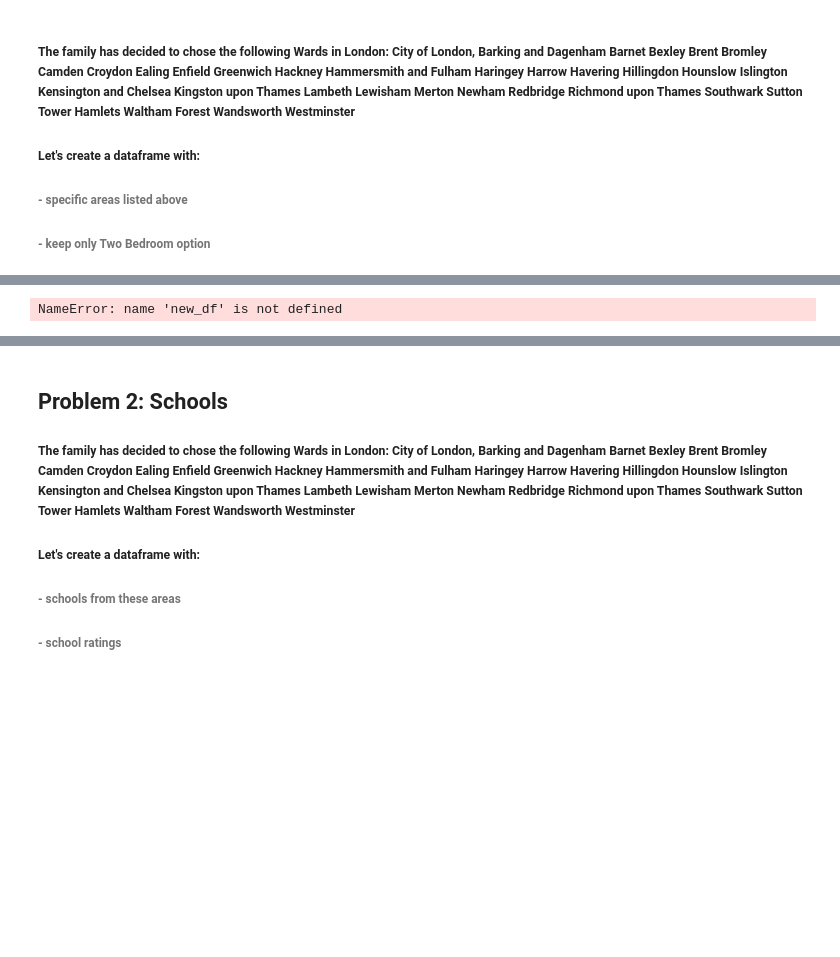
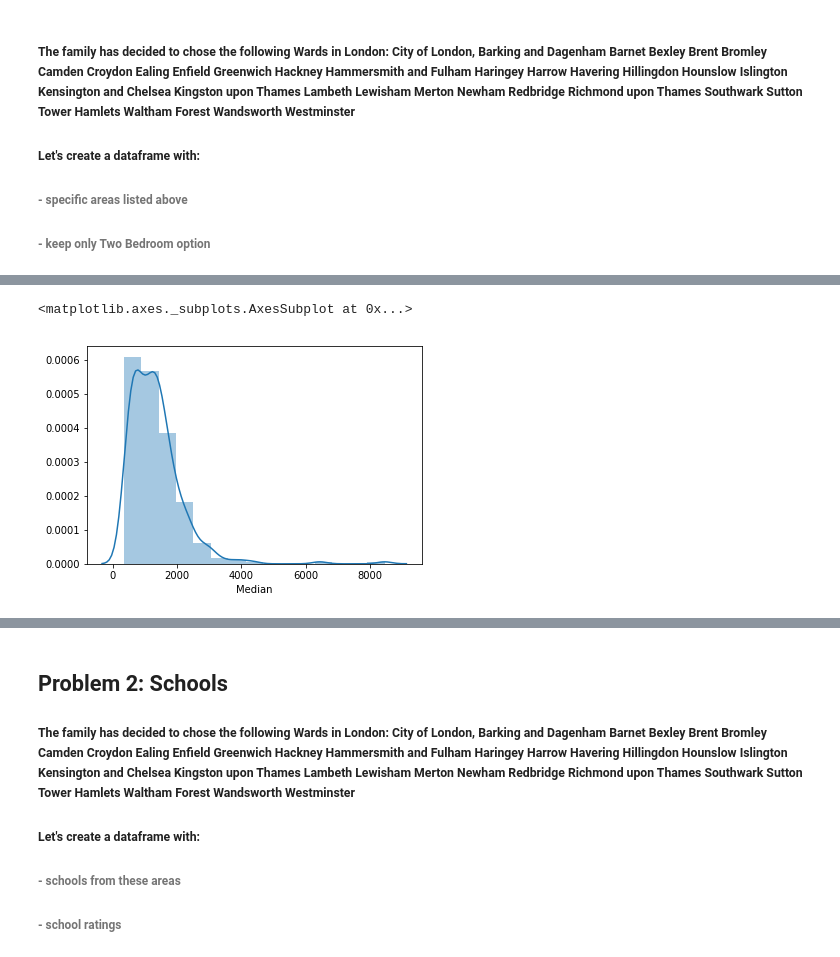
Before and after one commit to yanagh/CourseraCapstone, a Jupyter notebook: Capstone Project Notebook.ipynb, the cells around one changed output, grey strips where cells are left out. Drawn from its saved outputs; the diff is of its cells as text; code cells hidden in the pictures; blank space fills up the shorter version.

```diff
--- a/Capstone Project Notebook.ipynb
+++ b/Capstone Project Notebook.ipynb
@@ -103,6 +104,8 @@ df_rent.head()
 # %%
 import seaborn as sns
-sns.distplot(new_df['Average'],bins=15)
+import matplotlib.pyplot as plt
+sns.distplot(df_rent['Median'],bins=15)
 # %% [output]
-NameError: name 'new_df' is not defined
+<matplotlib.axes._subplots.AxesSubplot at 0x...>
+[figure, added]
 # %%
```
Also changed, not shown: parts of 29 cells of this notebook.
